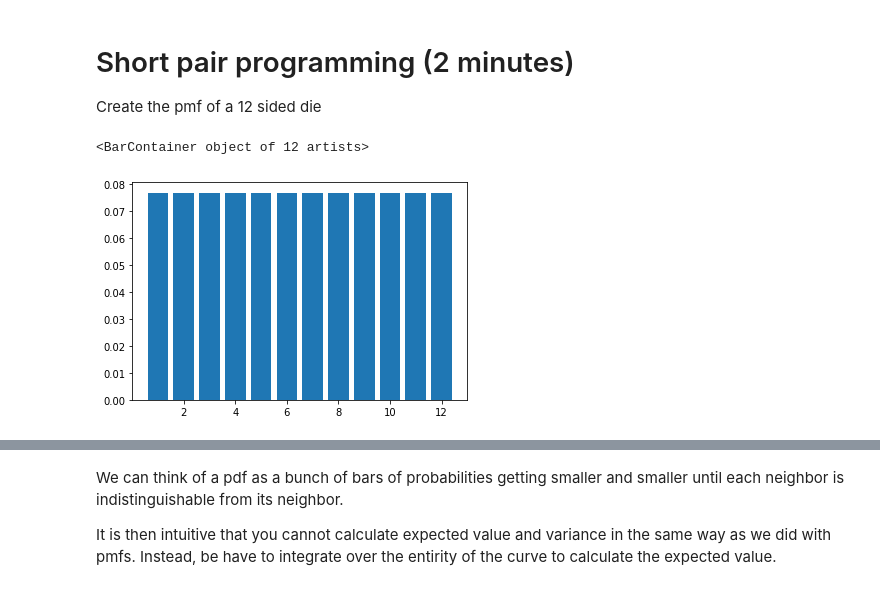
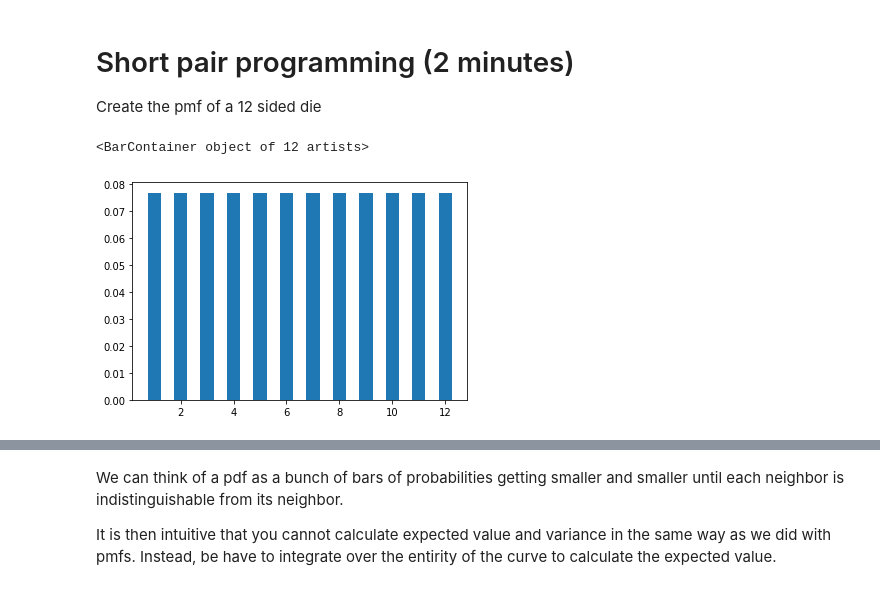
Before and after one commit to Caellwyn/distributions_ds-west-082420, a Jupyter notebook: index.ipynb, the cells around one changed output, grey strips where cells are left out. Cells and saved outputs as stored; diff of their text form; code cells hidden in the pictures.

```diff
--- a/index.ipynb
+++ b/index.ipynb
@@ -255,11 +254,12 @@ Create the pmf of a 12 sided die
 # %%
 result_set = list(range(1,13))
 roll_probabilities = [1/13 for result in result_set]
 
-plt.bar(result_set, roll_probabilities)
+fig, ax = plt.subplots()
+ax.bar(result_set, roll_probabilities, width=.5)
 # %% [output]
 <BarContainer object of 12 artists>
-[figure, old version]
+[figure, new version]
 # %% [markdown]
 ## PDF: Probability Density Function
 > Probability density functions are similar to PMFs, in that they describe the probability of a result within a range of values.  But where PMFs can be descibed with barplots, PDFs are smooth curves.
```
Also changed, not shown: parts of 13 cells of this notebook, 13 other files.
